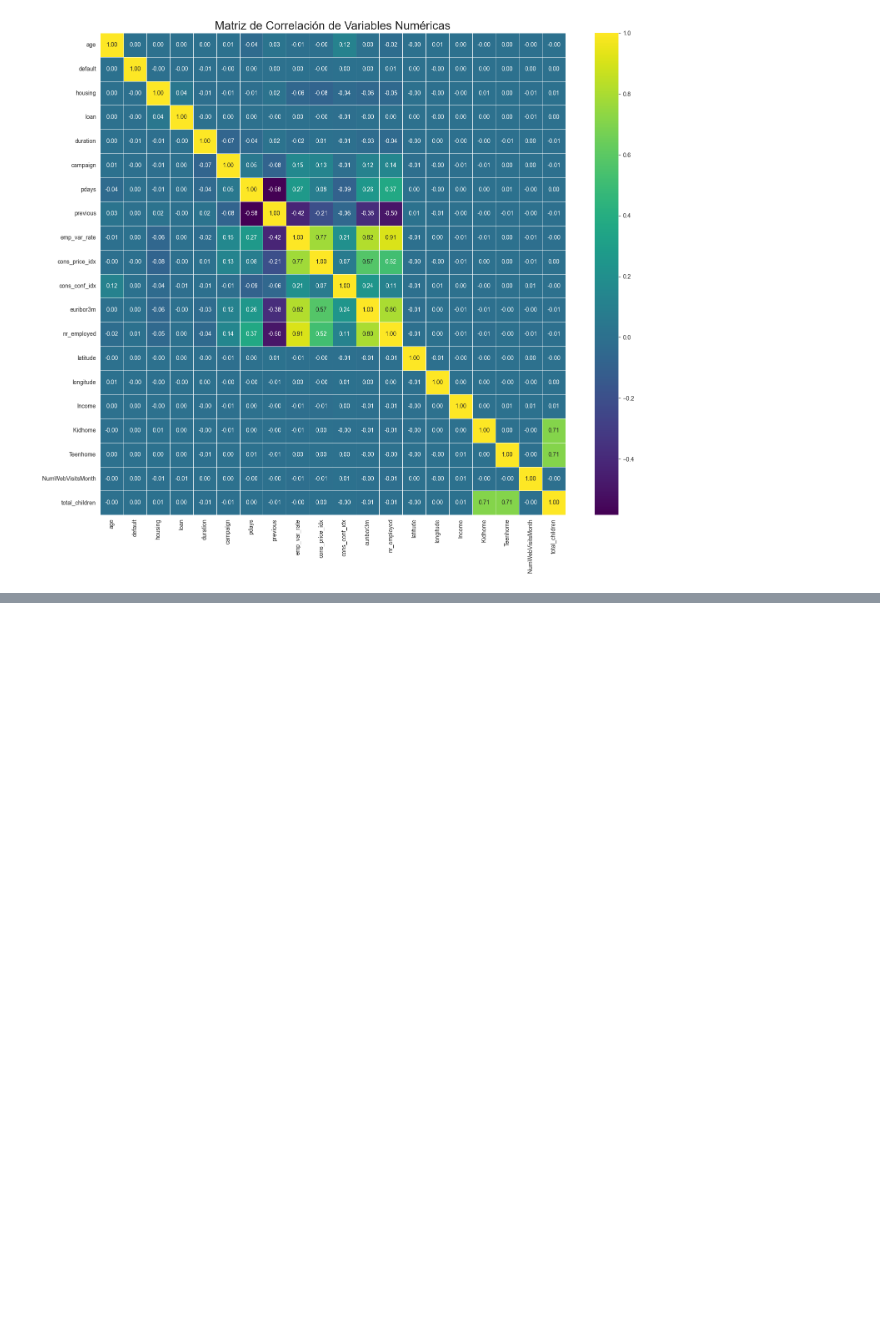
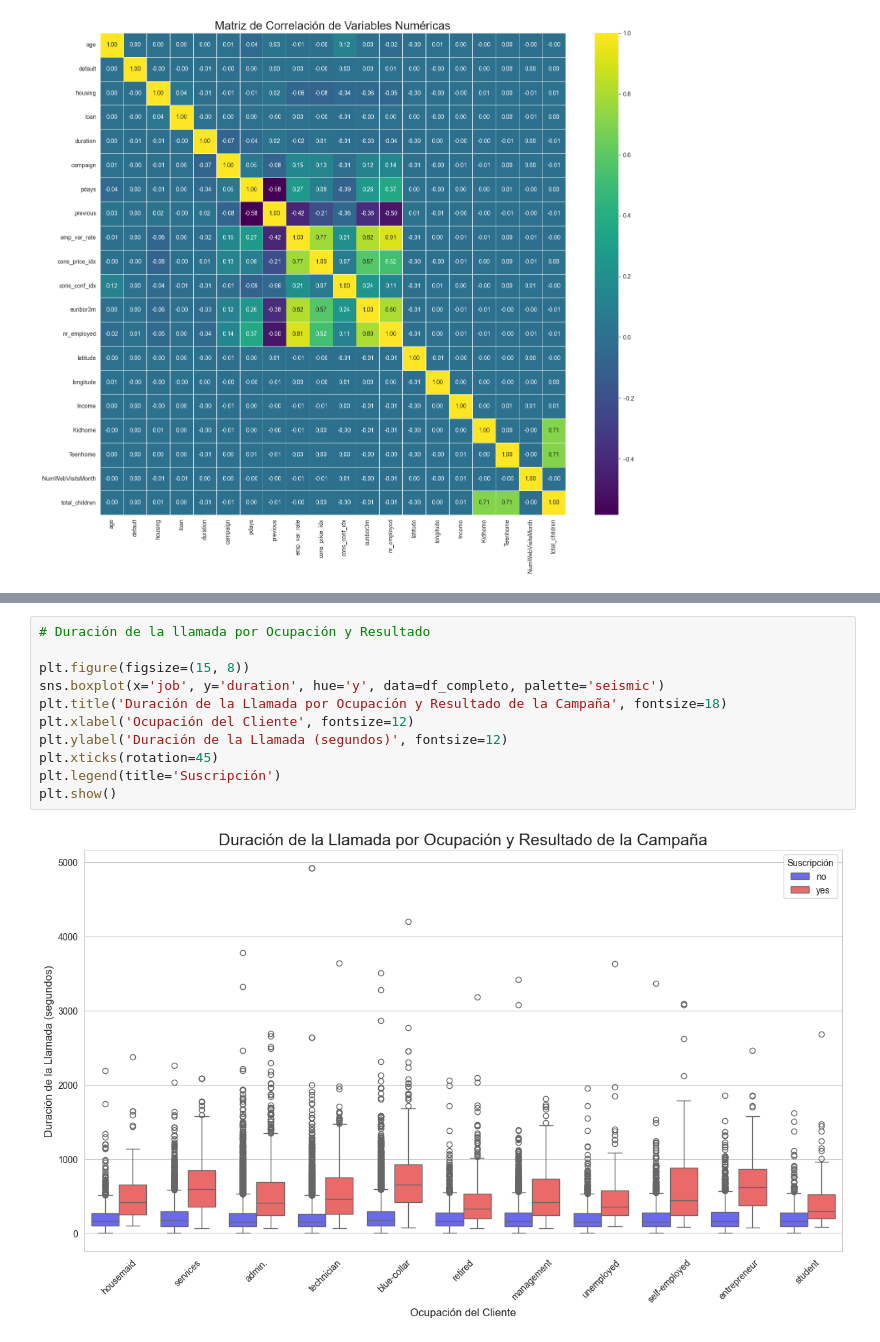
Before and after one commit to AnaGutier/Proyecto_EDA_Python_Pandas, a Jupyter notebook: EDA_proceso.ipynb, the cells around one changed output, grey strips where cells are left out. Saved outputs shown, nothing was run; the diff lists cells and outputs as text; blank space fills up the shorter version.

```diff
--- a/EDA_proceso.ipynb
+++ b/EDA_proceso.ipynb
@@ -515,0 +588,13 @@ plt.show()
+# %%
+# Duración de la llamada por Ocupación y Resultado
+
+plt.figure(figsize=(15, 8))
+sns.boxplot(x='job', y='duration', hue='y', data=df_completo, palette='seismic')
+plt.title('Duración de la Llamada por Ocupación y Resultado de la Campaña', fontsize=18)
+plt.xlabel('Ocupación del Cliente', fontsize=12)
+plt.ylabel('Duración de la Llamada (segundos)', fontsize=12)
+plt.xticks(rotation=45)
+plt.legend(title='Suscripción')
+plt.show()
+# %% [output]
+[figure, added]
```
Also changed, not shown: parts of 16 cells of this notebook.
